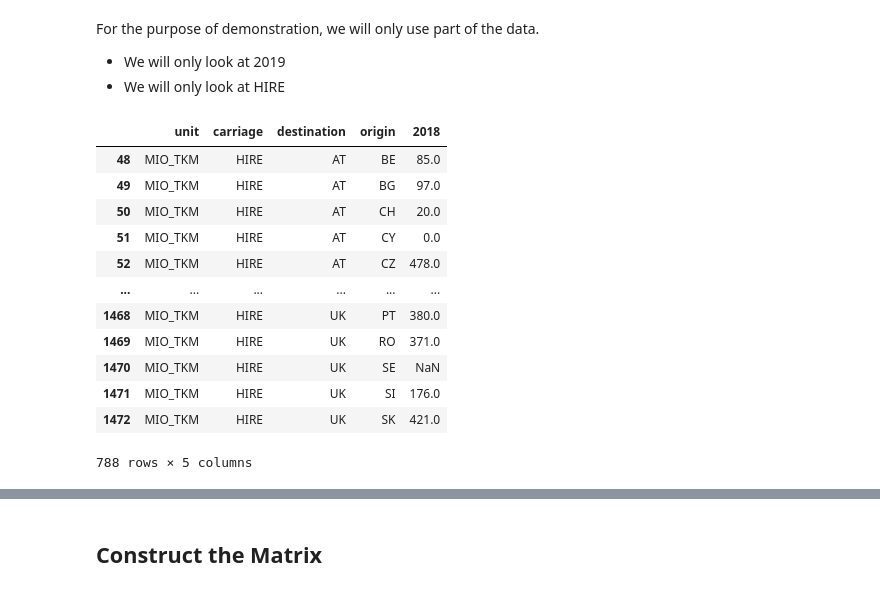
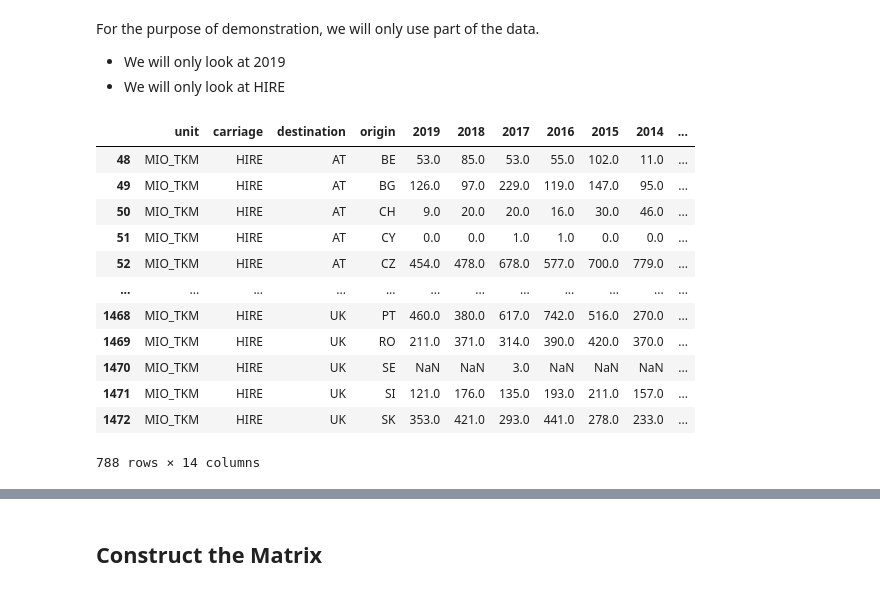
Before and after one commit to emptymalei/theflow-code, a Jupyter notebook: road_freight/european-road-freight.ipynb, the cells around one changed output, grey strips where cells are left out. Drawn from its saved outputs; the diff is of its cells as text; code cells hidden in the pictures.

```diff
--- a/road_freight/european-road-freight.ipynb
+++ b/road_freight/european-road-freight.ipynb
@@ -177,45 +175,33 @@ For the purpose of demonstration, we will only use part of the data.
 # %%
 lunl_c_origin = [
     i for i in set.intersection(
         set(df_load.origin.unique()),
         set(df_load.destination.unique())
     ) if len(i) == 2
 ]
 
-df_load_19 = df_load[['unit', 'carriage', 'destination', 'origin', '2019']]
-df_load_19_com = df_load_19.loc[
+df_load_selected = df_load[['unit', 'carriage', 'destination', 'origin', '2019', '2018', '2017', '2016', '2015', '2014', '2013', '2012', '2011', '2010']]
+df_load_selected_com = df_load_selected.loc[
     (
-        df_load_19.carriage == "HIRE"
+        df_load_selected.carriage == "HIRE"
     ) & (
-        df_load_19.destination.isin(lunl_c_origin)
+        df_load_selected.destination.isin(lunl_c_origin)
     ) & (
-        df_load_19.origin.isin(lunl_c_origin)
+        df_load_selected.origin.isin(lunl_c_origin)
     )
 ]
-df_load_19_com#.sample(10)
-
-df_load_18 = df_load[['unit', 'carriage', 'destination', 'origin', '2018']]
-df_load_18_com = df_load_18.loc[
-    (
-        df_load_18.carriage == "HIRE"
-    ) & (
-        df_load_18.destination.isin(lunl_c_origin)
-    ) & (
-        df_load_18.origin.isin(lunl_c_origin)
-    )
-]
-df_load_18_com#.sample(10)
+df_load_selected_com#.sample(10)
 # %% [output]
-|  | unit | carriage | destination | origin | 2018 |
-| 48 | MIO_TKM | HIRE | AT | BE | 85.0 |
-| 49 | MIO_TKM | HIRE | AT | BG | 97.0 |
-| 50 | MIO_TKM | HIRE | AT | CH | 20.0 |
-| 51 | MIO_TKM | HIRE | AT | CY | 0.0 |
-| 52 | MIO_TKM | HIRE | AT | CZ | 478.0 |
-| ... | ... | ... | ... | ... | ... |
-| 1468 | MIO_TKM | HIRE | UK | PT | 380.0 |
-| 1469 | MIO_TKM | HIRE | UK | RO | 371.0 |
-| 1470 | MIO_TKM | HIRE | UK | SE | NaN |
-| 1471 | MIO_TKM | HIRE | UK | SI | 176.0 |
-| 1472 | MIO_TKM | HIRE | UK | SK | 421.0 |
+|  | unit | carriage | destination | origin | 2019 | 2018 | 2017 | 2016 | 2015 | 2014 | ... |
+| 48 | MIO_TKM | HIRE | AT | BE | 53.0 | 85.0 | 53.0 | 55.0 | 102.0 | 11.0 | ... |
+| 49 | MIO_TKM | HIRE | AT | BG | 126.0 | 97.0 | 229.0 | 119.0 | 147.0 | 95.0 | ... |
+| 50 | MIO_TKM | HIRE | AT | CH | 9.0 | 20.0 | 20.0 | 16.0 | 30.0 | 46.0 | ... |
+| 51 | MIO_TKM | HIRE | AT | CY | 0.0 | 0.0 | 1.0 | 1.0 | 0.0 | 0.0 | ... |
+| 52 | MIO_TKM | HIRE | AT | CZ | 454.0 | 478.0 | 678.0 | 577.0 | 700.0 | 779.0 | ... |
+| ... | ... | ... | ... | ... | ... | ... | ... | ... | ... | ... | ... |
+| 1468 | MIO_TKM | HIRE | UK | PT | 460.0 | 380.0 | 617.0 | 742.0 | 516.0 | 270.0 | ... |
+| 1469 | MIO_TKM | HIRE | UK | RO | 211.0 | 371.0 | 314.0 | 390.0 | 420.0 | 370.0 | ... |
+| 1470 | MIO_TKM | HIRE | UK | SE | NaN | NaN | 3.0 | NaN | NaN | NaN | ... |
+| 1471 | MIO_TKM | HIRE | UK | SI | 121.0 | 176.0 | 135.0 | 193.0 | 211.0 | 157.0 | ... |
+| 1472 | MIO_TKM | HIRE | UK | SK | 353.0 | 421.0 | 293.0 | 441.0 | 278.0 | 233.0 | ... |
-788 rows × 5 columns
+788 rows × 14 columns
```
Also changed, not shown: parts of 74 cells of this notebook, 3 other files.
